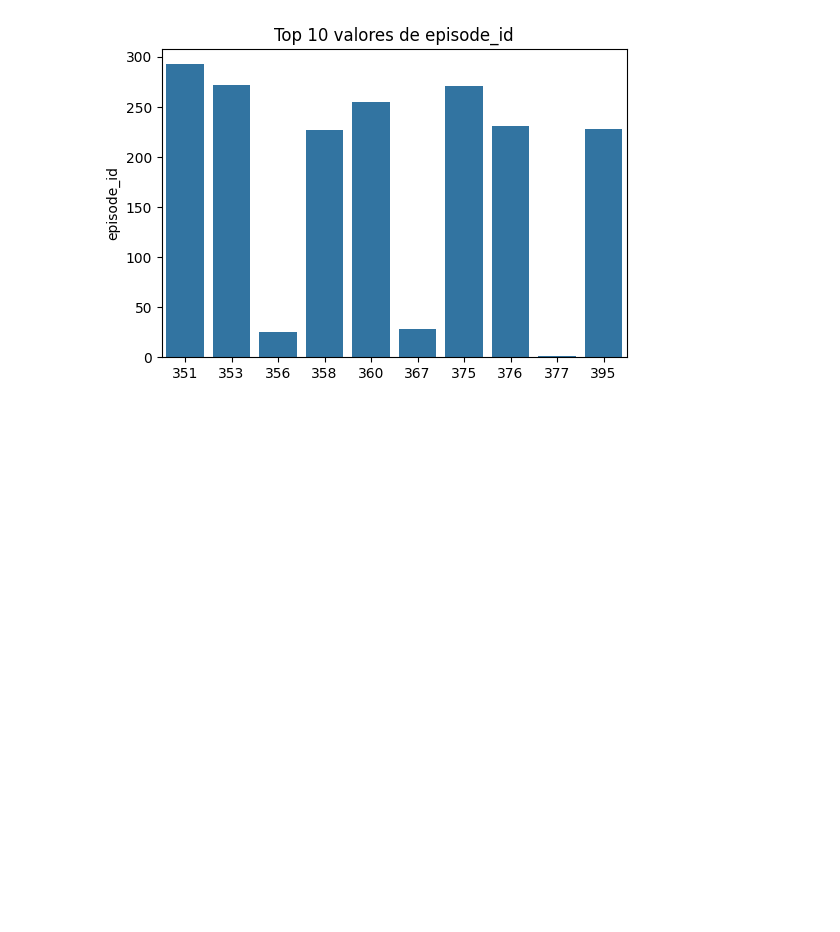
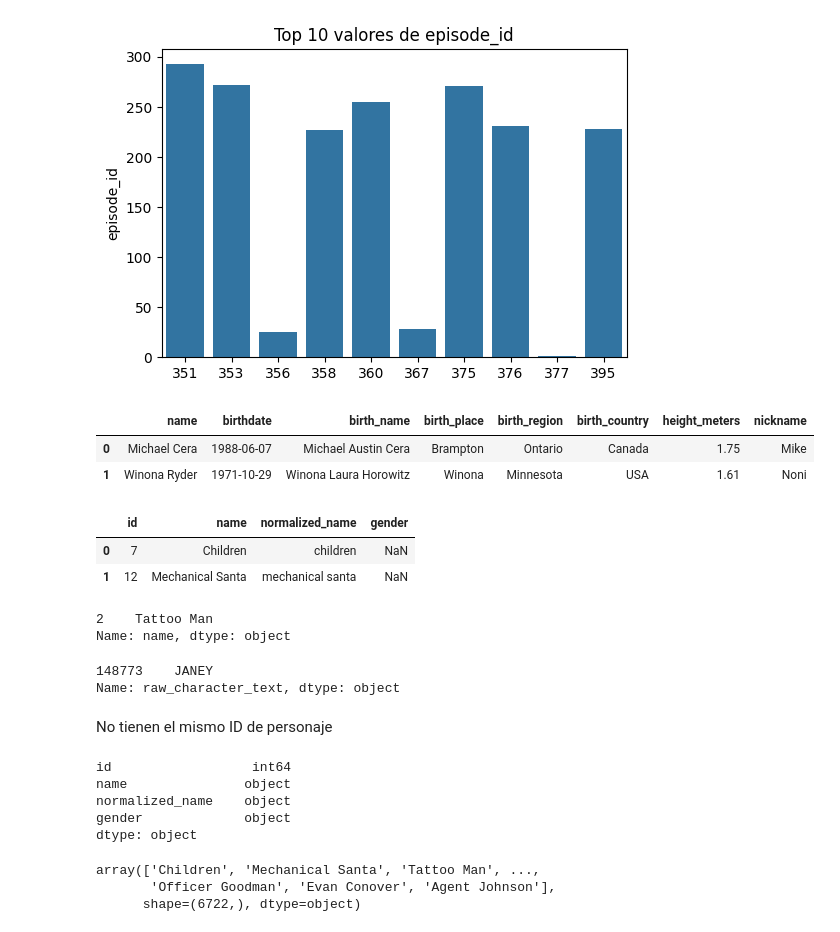
Before and after one commit to ariana-caldeira/project-da-promo-60-modulo-4-team-3, a Jupyter notebook: PRUEBAS/pruebas_elena/notebooks/df_script.ipynb, the cells around one changed output. Drawn from its saved outputs; the diff is of its cells as text; code cells hidden in the pictures; blank space fills up the shorter version.

```diff
--- a/PRUEBAS/pruebas_elena/notebooks/df_script.ipynb
+++ b/PRUEBAS/pruebas_elena/notebooks/df_script.ipynb
@@ -105,3 +105,11 @@ Index(['id', 'episode_id', 'number', 'raw_text', 'timestamp_in_ms',
 eda.countplot("episode_id") #episodios con más líneas de texto
 # %% [output]
 [figure]
+# %%
+df_person = pd.read_csv("../data/person.csv")
+# %%
+df_person.head(2)
+# %% [output]
+|  | name | birthdate | birth_name | birth_place | birth_region | birth_country | height_meters | nickname |
+| 0 | Michael Cera | 1988-06-07 | Michael Austin Cera | Brampton | Ontario | Canada | 1.75 | Mike |
+| 1 | Winona Ryder | 1971-10-29 | Winona Laura Horowitz | Winona | Minnesota | USA | 1.61 | Noni |
@@ -107,0 +118,32 @@ eda.countplot("episode_id") #episodios con más líneas de texto
+# %%
+df_characters.head(2)
+# %% [output]
+|  | id | name | normalized_name | gender |
+| 0 | 7 | Children | children | NaN |
+| 1 | 12 | Mechanical Santa | mechanical santa | NaN |
+# %%
+df_characters.loc[df_characters["id"] == 13, "name"]
+# %% [output]
+2    Tattoo Man
+Name: name, dtype: object
+# %%
+df.loc[df["id"] == 13, "raw_character_text"]
+# %% [output]
+148773    JANEY
+Name: raw_character_text, dtype: object
+# %% [markdown]
+No tienen el mismo ID de personaje
+# %%
+df_characters.dtypes
+# %% [output]
+id                  int64
+name               object
+normalized_name    object
+gender             object
+dtype: object
+# %%
+df_characters["name"].unique()
+# %% [output]
+array(['Children', 'Mechanical Santa', 'Tattoo Man', ...,
+       'Officer Goodman', 'Evan Conover', 'Agent Johnson'],
+      shape=(6722,), dtype=object)
```
Also changed, not shown: parts of 3 cells of this notebook, 4 other files.
